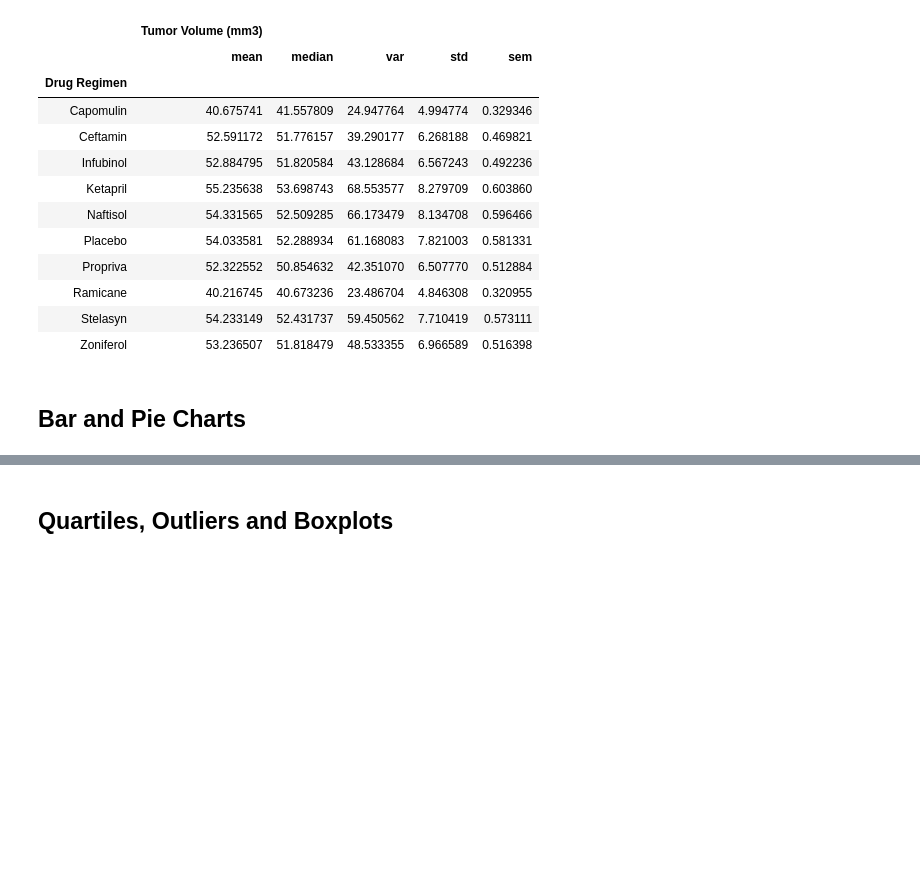
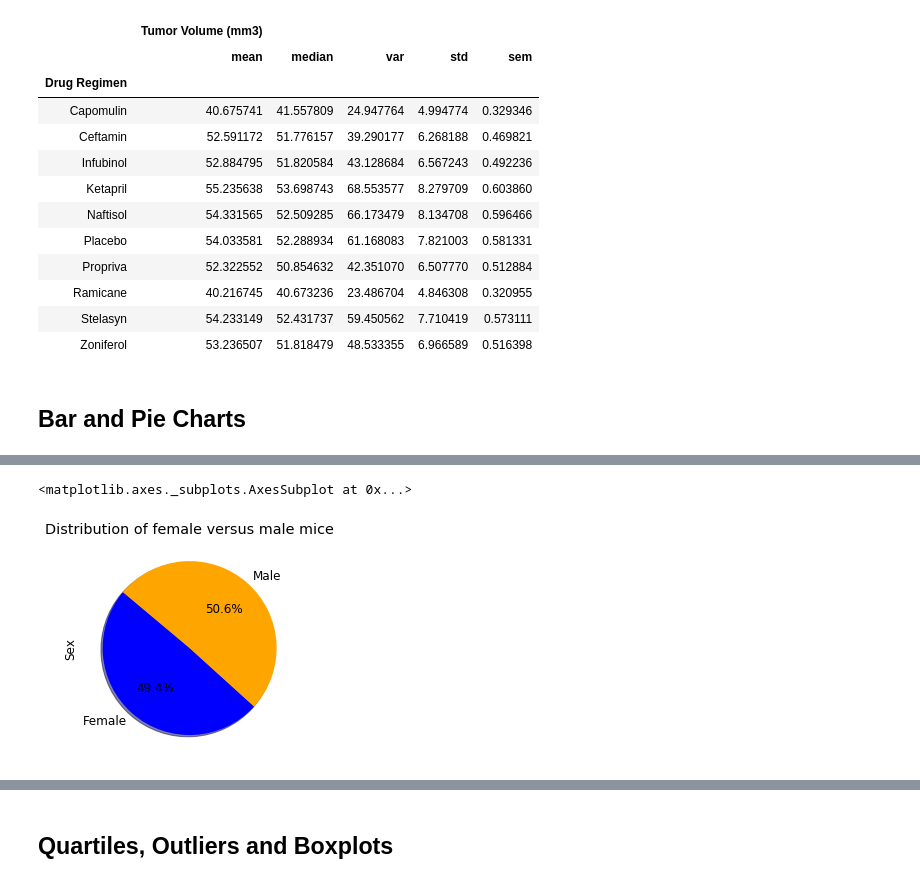
Before and after one commit to tnguyen0306/Matplotlib-The-Power-of-Plots, a Jupyter notebook: pymaceuticals_starter.ipynb, the cells around one changed output, grey strips where cells are left out. Cells and saved outputs as stored; diff of their text form; code cells hidden in the pictures; blank space fills up the shorter version.

```diff
--- a/pymaceuticals_starter.ipynb
+++ b/pymaceuticals_starter.ipynb
@@ -174,2 +176,10 @@ plt.show()
 # %%
 # Generate a pie plot showing the distribution of female versus male mice using pandas
+count_gender = combined_data.groupby('Sex')
+count_gender_df = pd.DataFrame(count_gender['Sex'].count())
+
+count_gender_df.plot(kind='pie', y='Sex', title='Distribution of female versus male mice', legend =False,
+                     autopct='%1.1f%%', shadow=True, colors =['blue','orange'],startangle=140 )
+# %% [output]
+<matplotlib.axes._subplots.AxesSubplot at 0x...>
+[figure, added]
```
Also changed, not shown: parts of 5 cells of this notebook.
